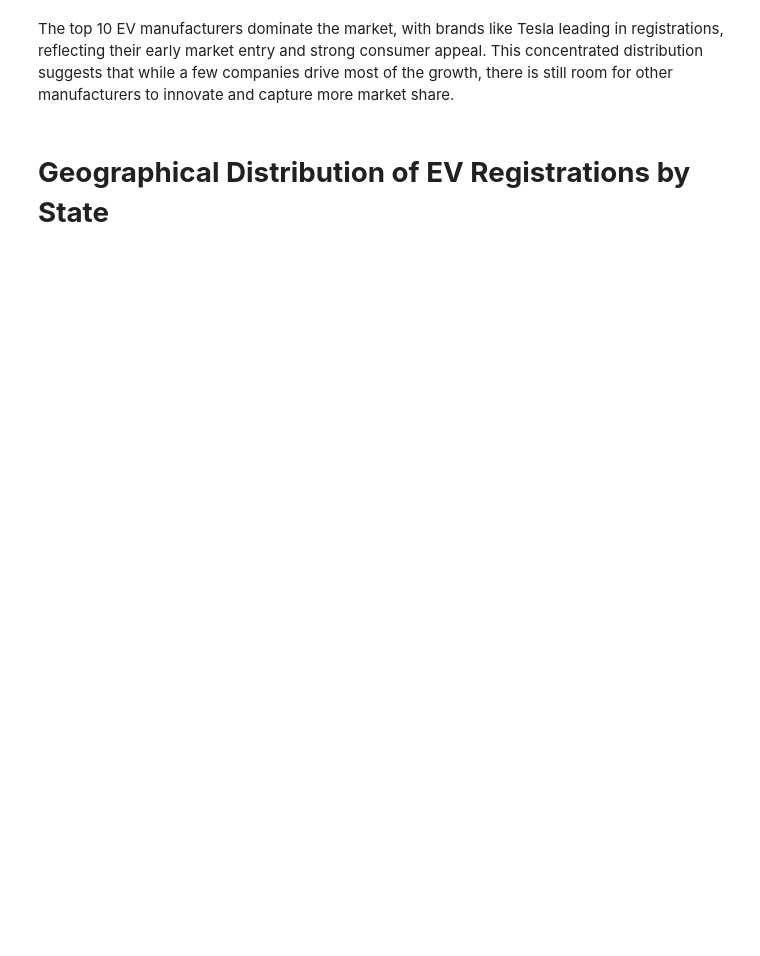
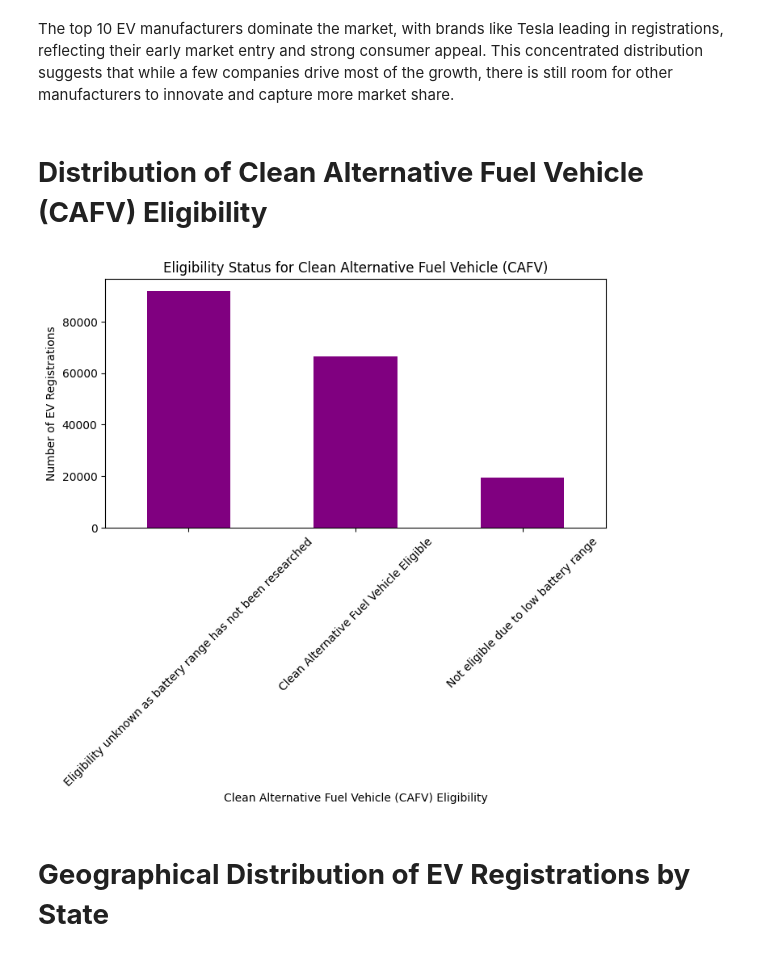
Before and after one commit to SaiPallavi7989/Market-Size-Analysis, a Jupyter notebook: Market_Size_Analysis.ipynb, the cells around one changed output. Saved outputs shown, nothing was run; the diff lists cells and outputs as text; code cells hidden in the pictures; blank space fills up the shorter version.

```diff
--- a/Market_Size_Analysis.ipynb
+++ b/Market_Size_Analysis.ipynb
@@ -329,5 +327,20 @@ plt.show()
 # %% [markdown]
 The top 10 EV manufacturers dominate the market, with brands like Tesla leading in registrations, reflecting their early market entry and strong consumer appeal. This concentrated distribution suggests that while a few companies drive most of the growth, there is still room for other manufacturers to innovate and capture more market share.
+# %% [markdown]
+# **Distribution of Clean Alternative Fuel Vehicle (CAFV) Eligibility**
+# %%
+make_distribution = ev['Clean Alternative Fuel Vehicle (CAFV) Eligibility'].value_counts().head(10)
+
+# Plotting
+plt.figure(figsize=(8, 4))
+make_distribution.plot(kind='bar', color='purple')
+plt.title('Eligibility Status for Clean Alternative Fuel Vehicle (CAFV)')
+plt.xlabel('Clean Alternative Fuel Vehicle (CAFV) Eligibility')
+plt.ylabel('Number of EV Registrations')
+plt.xticks(rotation=45)
+plt.show()
+# %% [output]
+[figure, added]
 # %% [markdown]
 # **Geographical Distribution of EV Registrations by State**
 # %%
```
Also changed, not shown: parts of 3 cells of this notebook.
